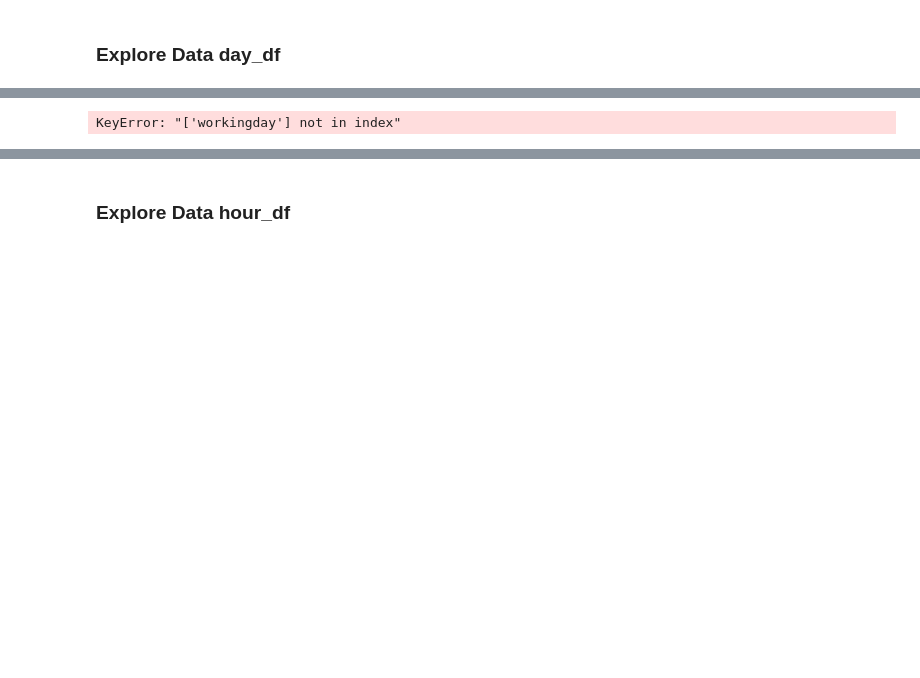
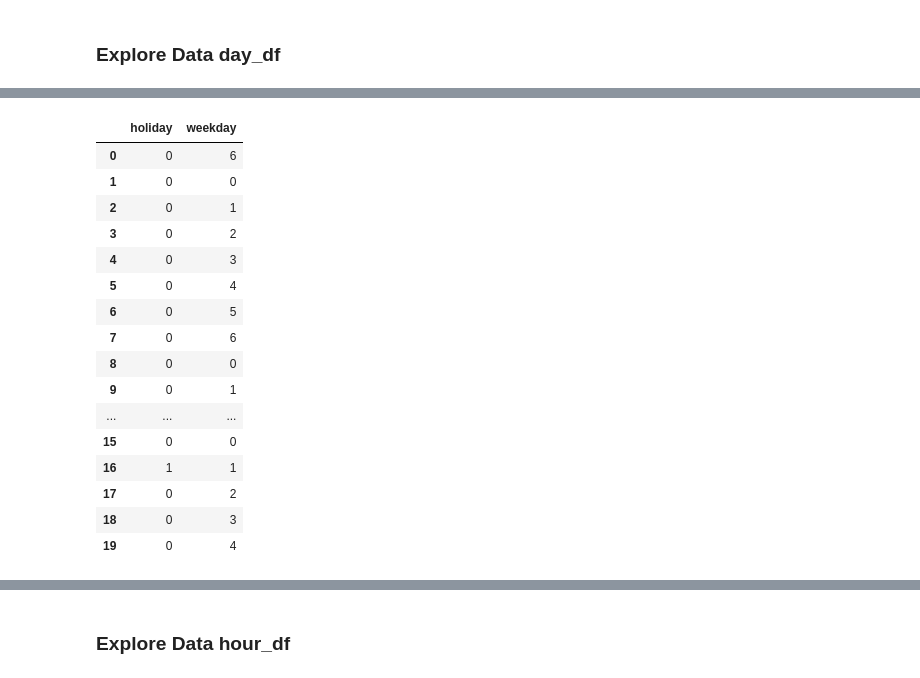
Before and after one commit to 9Out/Dashboard-Bike-sharing, a Jupyter notebook: Proyek_Analisis_Data_Done.ipynb, the cells around one changed output, grey strips where cells are left out. Drawn from its saved outputs; the diff is of its cells as text; code cells hidden in the pictures; blank space fills up the shorter version.

```diff
--- a/Proyek_Analisis_Data_Done.ipynb
+++ b/Proyek_Analisis_Data_Done.ipynb
@@ -255,9 +255,25 @@ day_df.describe(include = "all")
 | max | 731.000000 | 2012-12-31 00:00:00 | 4.000000 | 1.000000 | 12.000000 | 1.000000 | 6.000000 | 3.000000 | 0.861667 | 0.840896 | 0.972500 | ... |
 | std | 211.165812 | NaN | 1.110807 | 0.500342 | 3.451913 | 0.167155 | 2.004787 | 0.544894 | 0.183051 | 0.162961 | 0.142429 | ... |
 # %%
-day_df[['holiday','workingday', 'weekday']].head(20)
+day_df[['holiday', 'weekday']].head(20)
 # %% [output]
-KeyError: "['workingday'] not in index"
+|  | holiday | weekday |
+| 0 | 0 | 6 |
+| 1 | 0 | 0 |
+| 2 | 0 | 1 |
+| 3 | 0 | 2 |
+| 4 | 0 | 3 |
+| 5 | 0 | 4 |
+| 6 | 0 | 5 |
+| 7 | 0 | 6 |
+| 8 | 0 | 0 |
+| 9 | 0 | 1 |
+| ... | ... | ... |
+| 15 | 0 | 0 |
+| 16 | 1 | 1 |
+| 17 | 0 | 2 |
+| 18 | 0 | 3 |
+| 19 | 0 | 4 |
 # %%
 # mencari jumlah penyewa berdasarkan season
 day_df.groupby(by="season").cnt.sum().sort_values(ascending=False).reset_index()
```
Also changed, not shown: parts of 12 cells of this notebook.
